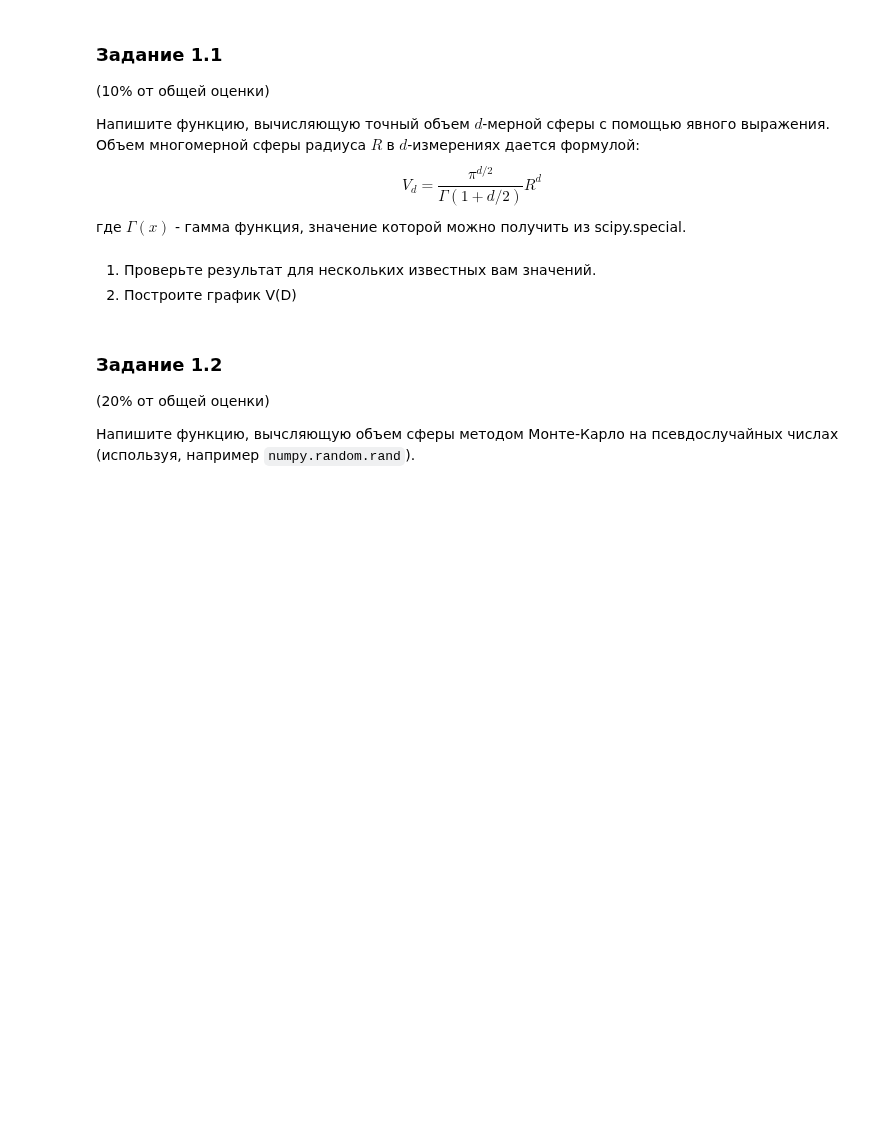
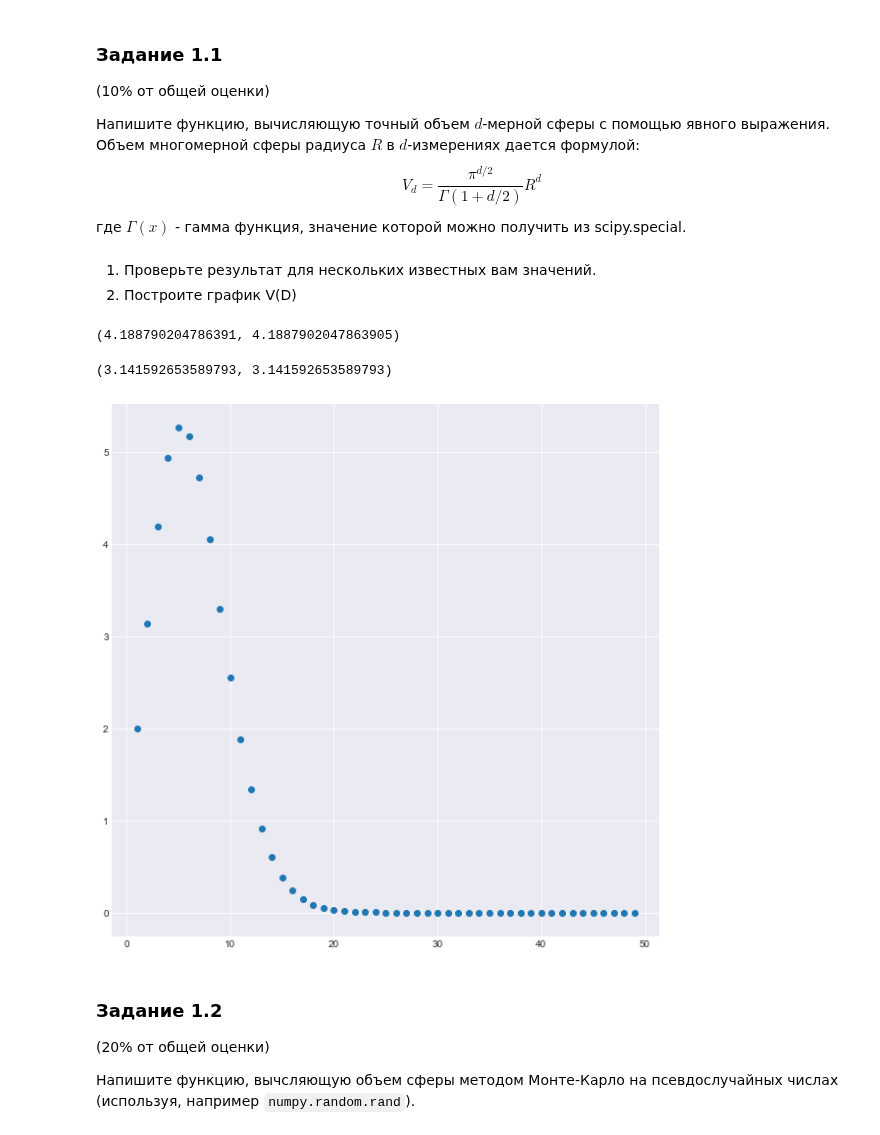
Before and after one commit to ev-br/CP2020, a Jupyter notebook: week_9_Monte-Carlo.ipynb, the cells around one changed output. Cells and saved outputs as stored; diff of their text form; code cells hidden in the pictures; blank space fills up the shorter version.

```diff
--- a/week_9_Monte-Carlo.ipynb
+++ b/week_9_Monte-Carlo.ipynb
@@ -8,8 +8,12 @@
 import numpy as np
 import matplotlib.pyplot as plt
 import scipy.special as sp
-plt.style.use('ggplot')
-%matplotlib notebook
+plt.style.use('seaborn-dark')
+%matplotlib inline
+from tqdm import tqdm
+rand = np.random.RandomState(18121980)
+
+# Спасибо маме за нерабочий %matplotlib notebook.
 # %% [markdown]
 ## Задание 1
 Вычислим объем многомерной сферы в большом количестве измерений.
@@ -36,7 +40,7 @@ def getSphereVolumeExact(D, R = 1.0):
     Функция возвращает:
     V - float, объем сферы
     """
-    V = 1
+    V = np.pi ** (D / 2) / sp.gamma(1 + D / 2) * R ** D
     return V
 # %% [markdown]
 1. Проверьте результат для нескольких известных вам значений.
@@ -46,3 +48,22 @@ def getSphereVolumeExact(D, R = 1.0):
+# %%
+V_3 = getSphereVolumeExact(3)
+V_3, 4 / 3 * np.pi
+# %% [output]
+(4.188790204786391, 4.1887902047863905)
+# %%
+V_2 = getSphereVolumeExact(2)
+V_2, np.pi
+# %% [output]
+(3.141592653589793, 3.141592653589793)
+# %%
+plt.figure(figsize=(10, 10))
+
+d = np.arange(1, 50)
+plt.plot(d, getSphereVolumeExact(d), "o")
+plt.grid()
+plt.show()
+# %% [output]
+[figure, added]
 # %% [markdown]
 ### Задание 1.2
 (20% от общей оценки)
```
Also changed, not shown: parts of 34 cells of this notebook, 4 other files.
